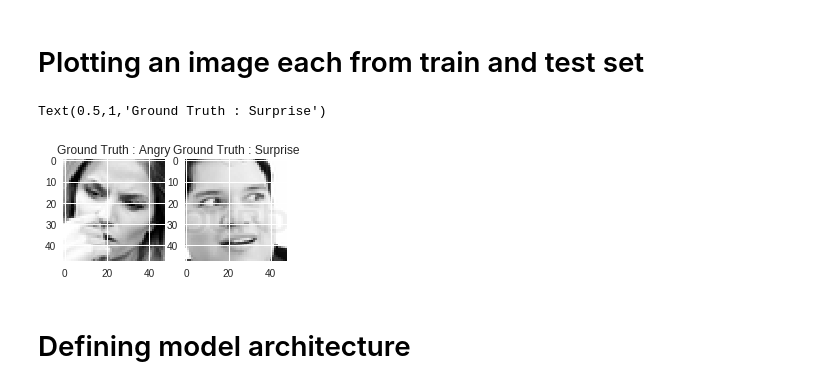
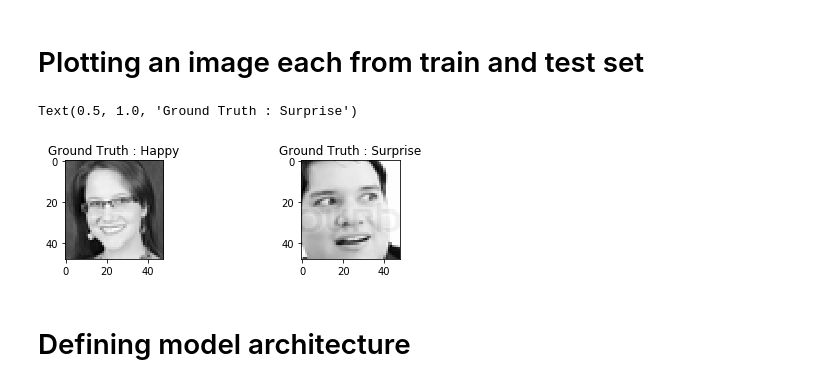
Before and after one commit to akash720/Facial-expression-recognition, a Jupyter notebook: complete_notebook.ipynb, the cells around one changed output. Drawn from its saved outputs; the diff is of its cells as text; code cells hidden in the pictures.

```diff
--- a/complete_notebook.ipynb
+++ b/complete_notebook.ipynb
@@ -18,7 +33,7 @@ import pandas as pd
 pd.options.mode.chained_assignment = None  # default='warn'  #to suppress SettingWithCopyWarning
 
 #Reading the dataset
-dataset = pd.read_csv("fer2013_1.csv")
+dataset = pd.read_csv("fer2013.csv")
 
 #Obtaining train data where usage is "Training"
 train = dataset[dataset["Usage"] == "Training"]
@@ -92,20 +112,21 @@ def get_label(argument):
 # %% [markdown]
 # Plotting an image each from train and test set
 # %%
-plt.figure(figsize=[4,2])
+# resize plots
+plt.figure(figsize=[6,4])
 
-# Display the first image in training data
-plt.subplot(121)
-plt.imshow(np.squeeze(X_train[2,:,:], axis = 2), cmap='gray')
-plt.title("Ground Truth : {}".format(get_label(int(y_train[0]))))
+# Display random image from training data
+plt.subplot(1,3,1)
+plt.imshow(np.squeeze(X_train[7]), cmap='gray')
+plt.title("Ground Truth : {}".format(get_label(int(y_train[7]))))
 
-# Display the first image in testing data
-plt.subplot(122)
-plt.imshow(np.squeeze(X_test[1500,:,:], axis = 2), cmap='gray')
+# Display random image from testing data
+plt.subplot(1,3,3)
+plt.imshow(np.squeeze(X_test[1500]), cmap='gray')
 plt.title("Ground Truth : {}".format(get_label(int(y_test[1500]))))
 # %% [output]
-Text(0.5,1,'Ground Truth : Surprise')
+Text(0.5, 1.0, 'Ground Truth : Surprise')
-[figure, old version]
+[figure, new version]
 # %% [markdown]
 # Defining model architecture
 # %%
```
Also changed, not shown: parts of 17 cells of this notebook.
